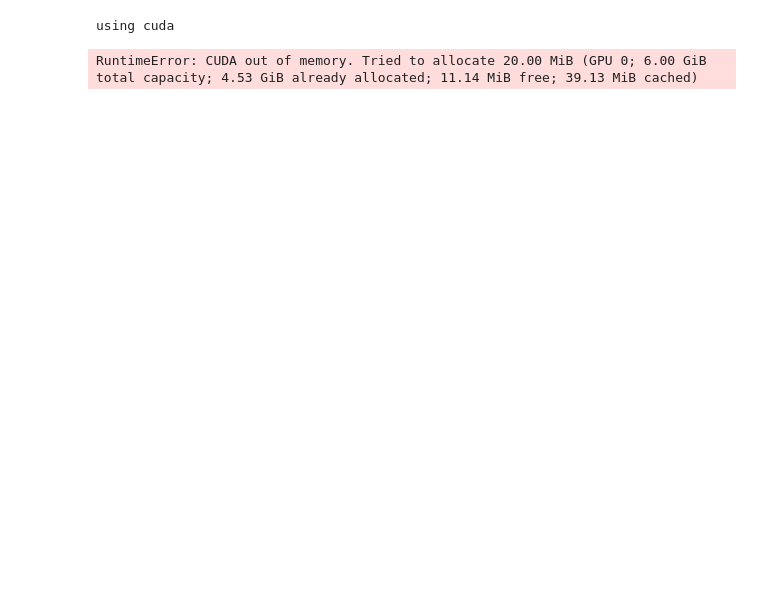
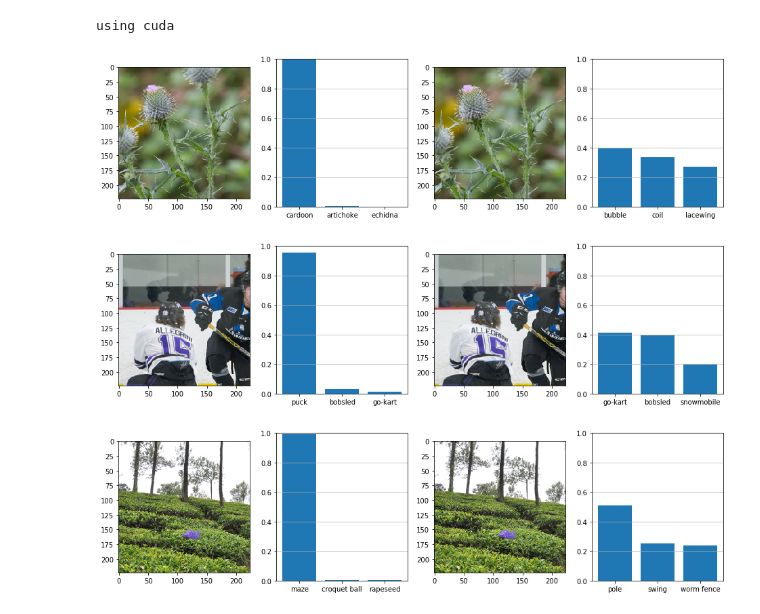
Before and after one commit to NTU-speech-lab/hw6-oToToT, a Jupyter notebook: plot/prob.ipynb, the cells around one changed output. Drawn from its saved outputs; the diff is of its cells as text; code cells hidden in the pictures; blank space fills up the shorter version.

Commit message:
add plot

```diff
--- a/plot/prob.ipynb
+++ b/plot/prob.ipynb
@@ -88,8 +89,7 @@ class Classfier:
         for (data, target) in self.loader:
             data, target = data.to(DEVICE), target.to(DEVICE)
             output = self.model(data)
-            pred = output.max()
-            results.append(pred)
+            results.append(output.clone().detach().cpu().numpy())
         return results
 # %%
 # 讀入圖片相對應的 label
@@ -98,8 +98,8 @@ df = df.loc[:, 'TrueLabel'].to_numpy()
 label_name = pd.read_csv("../data/categories.csv")
 label_name = label_name.loc[:, 'CategoryName'].to_numpy()
 # new 一個 Attacker class
-attacker = Classfier('../data/images', df)
+orig_classifier = Classfier('../data/images', df)
+adv_classifier = Classfier('../results/0.02', df)
 
-attacker.predict()
+orig = orig_classifier.predict()
+adv = adv_classifier.predict()
-# %% [output]
-RuntimeError: CUDA out of memory. Tried to allocate 20.00 MiB (GPU 0; 6.00 GiB total capacity; 4.53 GiB already allocated; 11.14 MiB free; 39.13 MiB cached)
@@ -146,2 +106,39 @@ RuntimeError: CUDA out of memory. Tried to allocate 20.00 MiB (GPU 0; 6.00 GiB t
+# %%
+%matplotlib inline
+for i in range(123,126):
+    fig, ax = plt.subplots(1, 4, figsize=(16, 4))
+
+    orig_prob = orig[i][0]
+    orig_idx = np.argsort(orig_prob)[::-1][:3]
+    orig_ln = [label_name[_].split(',')[0] for _ in orig_idx]
+    orig_pb = np.sort(orig_prob)[::-1][:3]
+    # softmax
+    orig_pb = np.exp(orig_pb) / np.sum(np.exp(orig_pb))
+
+    img = mpimg.imread('../data/images/%03d.png'%i)
+    imgplot = ax[0].imshow(img)
+    ax[1].set_ylim((0, 1))
+    ax[1].grid(b=True, axis='y')
+    ax[1].bar(orig_ln, orig_pb)
+
+
+    adv_prob = adv[i][0]
+    adv_idx = np.argsort(adv_prob)[::-1][:3]
+    adv_ln = [label_name[_].split(',')[0] for _ in adv_idx]
+    adv_pb = np.sort(adv_prob)[::-1][:3]
+    # softmax
+    adv_pb = np.exp(adv_pb) / np.sum(np.exp(adv_pb))
+
+    img = mpimg.imread('../data/images/%03d.png'%i)
+    imgplot = ax[2].imshow(img)
+    ax[3].set_ylim((0, 1))
+    ax[3].grid(b=True, axis='y')
+    ax[3].bar(adv_ln, adv_pb)
+
+    plt.show()
+# %% [output]
+[figure, added]
+[figure, added]
+[figure, added]
 # %%
 torch.cuda.empty_cache()
```
Also changed, not shown: parts of 2 cells of this notebook, 3 other files.
